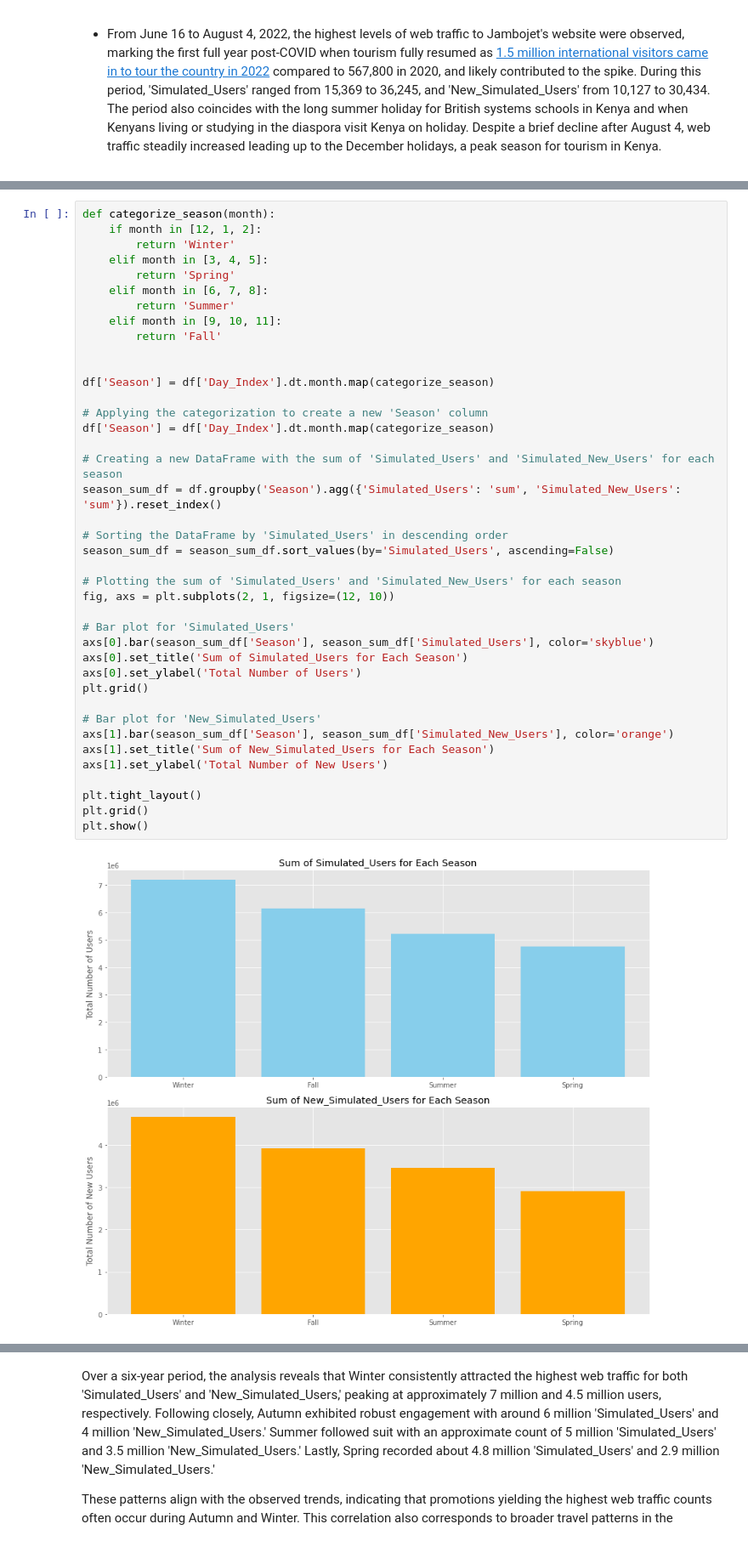
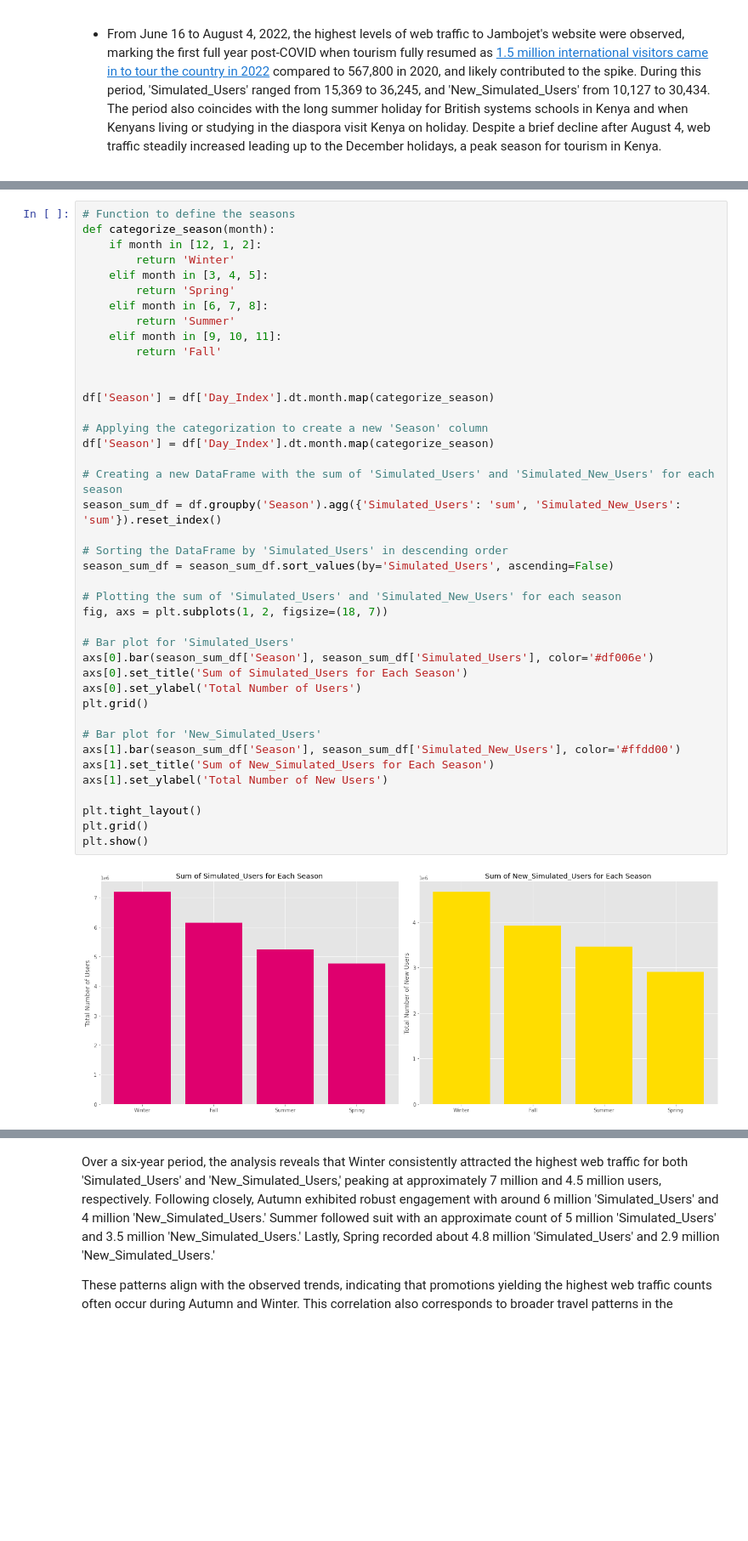
Before and after one commit to Mwenda-Mugambi/Web_Ad_campaign_optimization, a Jupyter notebook: Group_5_Notebook.ipynb, the cells around one changed output, grey strips where cells are left out. Shown at 85% size. Cells and saved outputs as stored; diff of their text form; blank space fills up the shorter version.

```diff
--- a/Group_5_Notebook.ipynb
+++ b/Group_5_Notebook.ipynb
@@ -507,4 +505,5 @@ Analyzing Jambojet's web traffic, significant spikes in 'Simulated_Users' and 'N
 # %%
+# Function to define the seasons
 def categorize_season(month):
     if month in [12, 1, 2]:
         return 'Winter'
@@ -515,34 +514,34 @@ def categorize_season(month):
     elif month in [9, 10, 11]:
         return 'Fall'
 
 
 df['Season'] = df['Day_Index'].dt.month.map(categorize_season)
 
 # Applying the categorization to create a new 'Season' column
 df['Season'] = df['Day_Index'].dt.month.map(categorize_season)
 
 # Creating a new DataFrame with the sum of 'Simulated_Users' and 'Simulated_New_Users' for each season
 season_sum_df = df.groupby('Season').agg({'Simulated_Users': 'sum', 'Simulated_New_Users': 'sum'}).reset_index()
 
 # Sorting the DataFrame by 'Simulated_Users' in descending order
 season_sum_df = season_sum_df.sort_values(by='Simulated_Users', ascending=False)
 
 # Plotting the sum of 'Simulated_Users' and 'Simulated_New_Users' for each season
-fig, axs = plt.subplots(2, 1, figsize=(12, 10))
+fig, axs = plt.subplots(1, 2, figsize=(18, 7))
 
 # Bar plot for 'Simulated_Users'
-axs[0].bar(season_sum_df['Season'], season_sum_df['Simulated_Users'], color='skyblue')
+axs[0].bar(season_sum_df['Season'], season_sum_df['Simulated_Users'], color='#df006e')
 axs[0].set_title('Sum of Simulated_Users for Each Season')
 axs[0].set_ylabel('Total Number of Users')
 plt.grid()
 
 # Bar plot for 'New_Simulated_Users'
-axs[1].bar(season_sum_df['Season'], season_sum_df['Simulated_New_Users'], color='orange')
+axs[1].bar(season_sum_df['Season'], season_sum_df['Simulated_New_Users'], color='#ffdd00')
 axs[1].set_title('Sum of New_Simulated_Users for Each Season')
 axs[1].set_ylabel('Total Number of New Users')
 
 plt.tight_layout()
 plt.grid()
 plt.show()
 # %% [output]
-[figure, old version]
+[figure, new version]
```
Also changed, not shown: parts of 34 cells of this notebook, 2 other files.
